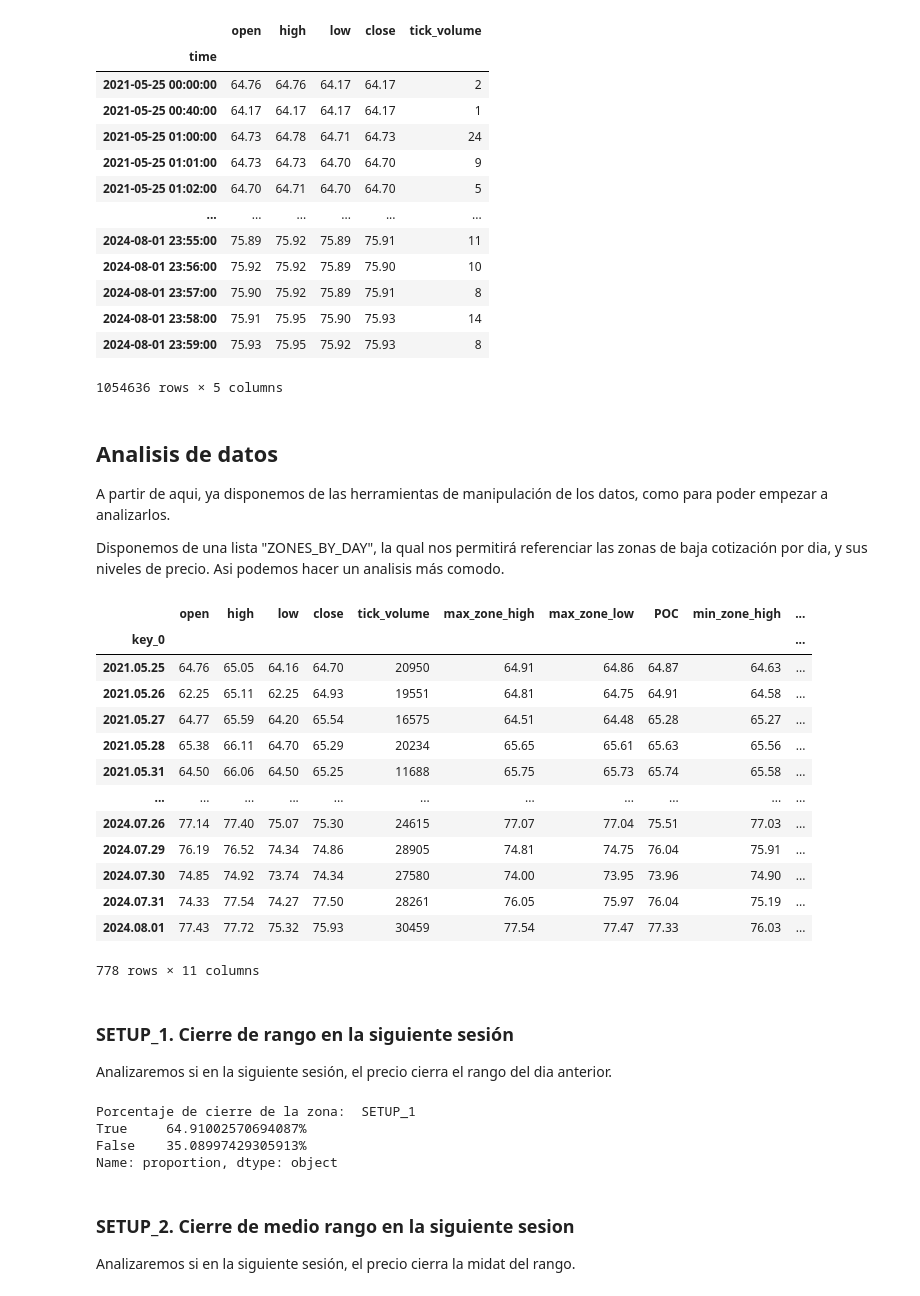
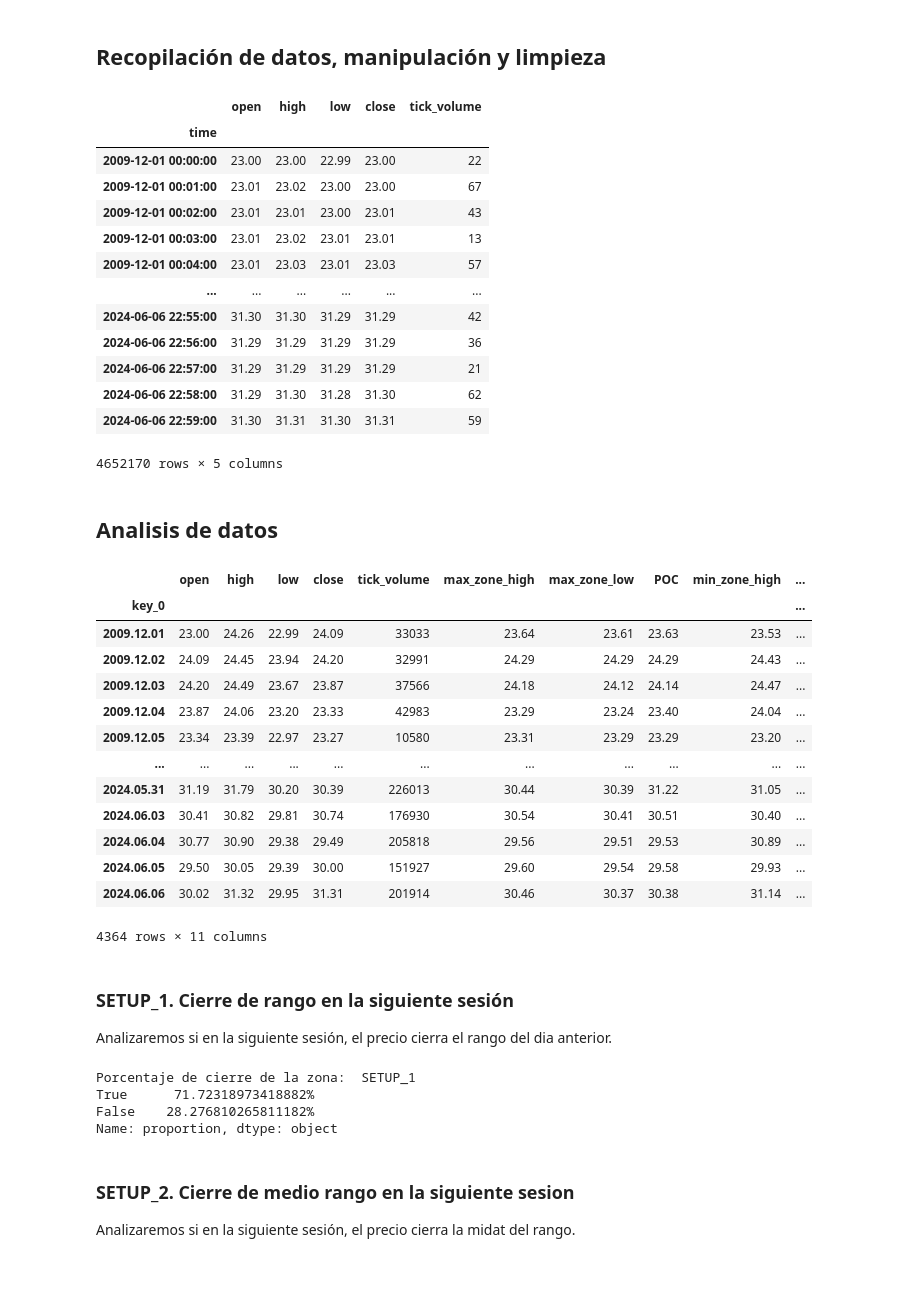
Before and after one commit to FandF-ta/EAs, a Jupyter notebook: H_22082024.ipynb, the cells around one changed output. Drawn from its saved outputs; the diff is of its cells as text; code cells hidden in the pictures.

```diff
--- a/H_22082024.ipynb
+++ b/H_22082024.ipynb
@@ -36,5 +16,8 @@ import plotly.graph_objects as go
 
 TICKER = "SI"
 STD_MULTIPLIER = 1
-minute_data = "CL_V_M1_202105250000_202408012359.csv"
-daily_data = "CL_V_Daily_202105250000_202408010000.csv"
+ticker = "SI_Z"
+start_dt = "2021-05-25"
+end_dt = "2024-06-07"
+minute_data = "SI_Z_M1_200912010000_202406062259.csv"
+daily_data = "SI_Z_Daily_200912010000_202406060000.csv"
@@ -52,3 +24,5 @@ Por tanto, una **zona de baja cotización** consiste en:
+# %% [markdown]
+## Recopilación de datos, manipulación y limpieza
 # %%
 def data_from_mt5():
     # connect to MetaTrader 5
@@ -59,12 +33,12 @@ def data_from_mt5():
     # set time zone to UTC
     timezone = pytz.timezone("Etc/UTC")
     # create 'datetime' objects in UTC time zone to avoid the implementation of a local time zone offset
-    utc_from = datetime(2010, 1, 1, tzinfo=timezone)
-    utc_to = datetime(2024, 8, 1, tzinfo=timezone)
-
+    utc_from = datetime.strptime(start_dt, "%Y-%m-%d")
+    utc_to = datetime.strptime(end_dt, "%Y-%m-%d")#datetime(2024, 8, 1, tzinfo=timezone)
     # request AUDUSD ticks within 11.01.2020 - 11.01.2020
     ohlcv = mt5.copy_rates_range(TICKER, mt5.TIMEFRAME_M1, utc_from, utc_to)
     daily_ohlcv = mt5.copy_rates_range(TICKER, mt5.TIMEFRAME_D1, utc_from, utc_to)
+    print(ohlcv)
 
     mt5.shutdown()
 
@@ -84,45 +58,45 @@ def data_from_mt5():
     del daily_df['spread']
 
     return df, daily_df
 
 def data_from_csv():
     df = pd.read_csv('C:/Users/iamfr/AlgoTrading/DATA/'+minute_data, sep='\t')
     df['<DATE>'] = pd.to_datetime(df['<DATE>'] + ' ' + df['<TIME>'])
     del df['<TIME>']
     del df['<VOL>']
     del df['<SPREAD>']
     df.columns = ['time', 'open','high', 'low', 'close', 'tick_volume']
     df = df.set_index('time')
 
     daily_df = pd.read_csv('C:/Users/iamfr/AlgoTrading/DATA/'+daily_data, sep='\t')
     #df['<DATE>'] = pd.to_datetime(df['<DATE>'] + ' ' + df['<TIME>'])
     #del df['<TIME>']
     del daily_df['<VOL>']
     del daily_df['<SPREAD>']
     daily_df.columns = ['time', 'open','high', 'low', 'close', 'tick_volume']
     daily_df = daily_df.set_index('time')
     #daily_df = df.resample('1B').agg({'open': 'first', 'high': 'max', 'low': 'min', 'close': 'last', 'tick_volume': 'sum'})
 
     return df, daily_df
 
 df, daily_df = data_from_csv()
 
 df
 # %% [output]
 |  | open | high | low | close | tick_volume |
 | time |  |  |  |  |  |
-| 2021-05-25 00:00:00 | 64.76 | 64.76 | 64.17 | 64.17 | 2 |
-| 2021-05-25 00:40:00 | 64.17 | 64.17 | 64.17 | 64.17 | 1 |
-| 2021-05-25 01:00:00 | 64.73 | 64.78 | 64.71 | 64.73 | 24 |
-| 2021-05-25 01:01:00 | 64.73 | 64.73 | 64.70 | 64.70 | 9 |
-| 2021-05-25 01:02:00 | 64.70 | 64.71 | 64.70 | 64.70 | 5 |
+| 2009-12-01 00:00:00 | 23.00 | 23.00 | 22.99 | 23.00 | 22 |
+| 2009-12-01 00:01:00 | 23.01 | 23.02 | 23.00 | 23.00 | 67 |
+| 2009-12-01 00:02:00 | 23.01 | 23.01 | 23.00 | 23.01 | 43 |
+| 2009-12-01 00:03:00 | 23.01 | 23.02 | 23.01 | 23.01 | 13 |
+| 2009-12-01 00:04:00 | 23.01 | 23.03 | 23.01 | 23.03 | 57 |
 | ... | ... | ... | ... | ... | ... |
-| 2024-08-01 23:55:00 | 75.89 | 75.92 | 75.89 | 75.91 | 11 |
-| 2024-08-01 23:56:00 | 75.92 | 75.92 | 75.89 | 75.90 | 10 |
-| 2024-08-01 23:57:00 | 75.90 | 75.92 | 75.89 | 75.91 | 8 |
-| 2024-08-01 23:58:00 | 75.91 | 75.95 | 75.90 | 75.93 | 14 |
-| 2024-08-01 23:59:00 | 75.93 | 75.95 | 75.92 | 75.93 | 8 |
+| 2024-06-06 22:55:00 | 31.30 | 31.30 | 31.29 | 31.29 | 42 |
+| 2024-06-06 22:56:00 | 31.29 | 31.29 | 31.29 | 31.29 | 36 |
+| 2024-06-06 22:57:00 | 31.29 | 31.29 | 31.29 | 31.29 | 21 |
+| 2024-06-06 22:58:00 | 31.29 | 31.30 | 31.28 | 31.30 | 62 |
+| 2024-06-06 22:59:00 | 31.30 | 31.31 | 31.30 | 31.31 | 59 |
-1054636 rows × 5 columns
+4652170 rows × 5 columns
 # %%
 def create_market_profile(data, getPOC=True):
     profile = data.groupby('close')['tick_volume'].sum().reset_index()
@@ -280,12 +254,8 @@ def get_max_vol_zone_by_day(df):
             out.append(output)
 
     return out
-# %% [markdown]
-## Analisis de datos
-
-A partir de aqui, ya disponemos de las herramientas de manipulación de los datos, como para poder empezar a analizarlos.
-
-Disponemos de una lista "ZONES_BY_DAY", la qual nos permitirá referenciar las zonas de baja cotización por dia, y sus niveles de precio. Asi podemos hacer un analisis más comodo.
+# %% [markdown]
+## Analisis de datos
 # %%
 #zones = get_no_fair_zone_by_day(df)
 max_zones = get_max_vol_zone_by_day(df)
@@ -313,18 +283,18 @@ main_df
 # %% [output]
 |  | open | high | low | close | tick_volume | max_zone_high | max_zone_low | POC | min_zone_high | ... |
 | key_0 |  |  |  |  |  |  |  |  |  | ... |
-| 2021.05.25 | 64.76 | 65.05 | 64.16 | 64.70 | 20950 | 64.91 | 64.86 | 64.87 | 64.63 | ... |
-| 2021.05.26 | 62.25 | 65.11 | 62.25 | 64.93 | 19551 | 64.81 | 64.75 | 64.91 | 64.58 | ... |
-| 2021.05.27 | 64.77 | 65.59 | 64.20 | 65.54 | 16575 | 64.51 | 64.48 | 65.28 | 65.27 | ... |
-| 2021.05.28 | 65.38 | 66.11 | 64.70 | 65.29 | 20234 | 65.65 | 65.61 | 65.63 | 65.56 | ... |
-| 2021.05.31 | 64.50 | 66.06 | 64.50 | 65.25 | 11688 | 65.75 | 65.73 | 65.74 | 65.58 | ... |
+| 2009.12.01 | 23.00 | 24.26 | 22.99 | 24.09 | 33033 | 23.64 | 23.61 | 23.63 | 23.53 | ... |
+| 2009.12.02 | 24.09 | 24.45 | 23.94 | 24.20 | 32991 | 24.29 | 24.29 | 24.29 | 24.43 | ... |
+| 2009.12.03 | 24.20 | 24.49 | 23.67 | 23.87 | 37566 | 24.18 | 24.12 | 24.14 | 24.47 | ... |
+| 2009.12.04 | 23.87 | 24.06 | 23.20 | 23.33 | 42983 | 23.29 | 23.24 | 23.40 | 24.04 | ... |
+| 2009.12.05 | 23.34 | 23.39 | 22.97 | 23.27 | 10580 | 23.31 | 23.29 | 23.29 | 23.20 | ... |
 | ... | ... | ... | ... | ... | ... | ... | ... | ... | ... | ... |
-| 2024.07.26 | 77.14 | 77.40 | 75.07 | 75.30 | 24615 | 77.07 | 77.04 | 75.51 | 77.03 | ... |
-| 2024.07.29 | 76.19 | 76.52 | 74.34 | 74.86 | 28905 | 74.81 | 74.75 | 76.04 | 75.91 | ... |
-| 2024.07.30 | 74.85 | 74.92 | 73.74 | 74.34 | 27580 | 74.00 | 73.95 | 73.96 | 74.90 | ... |
-| 2024.07.31 | 74.33 | 77.54 | 74.27 | 77.50 | 28261 | 76.05 | 75.97 | 76.04 | 75.19 | ... |
-| 2024.08.01 | 77.43 | 77.72 | 75.32 | 75.93 | 30459 | 77.54 | 77.47 | 77.33 | 76.03 | ... |
+| 2024.05.31 | 31.19 | 31.79 | 30.20 | 30.39 | 226013 | 30.44 | 30.39 | 31.22 | 31.05 | ... |
+| 2024.06.03 | 30.41 | 30.82 | 29.81 | 30.74 | 176930 | 30.54 | 30.41 | 30.51 | 30.40 | ... |
+| 2024.06.04 | 30.77 | 30.90 | 29.38 | 29.49 | 205818 | 29.56 | 29.51 | 29.53 | 30.89 | ... |
+| 2024.06.05 | 29.50 | 30.05 | 29.39 | 30.00 | 151927 | 29.60 | 29.54 | 29.58 | 29.93 | ... |
+| 2024.06.06 | 30.02 | 31.32 | 29.95 | 31.31 | 201914 | 30.46 | 30.37 | 30.38 | 31.14 | ... |
-778 rows × 11 columns
+4364 rows × 11 columns
 # %% [markdown]
 ### SETUP_1. Cierre de rango en la siguiente sesión
 
@@ -357,8 +327,8 @@ def num1_next_session_close_zone(df):
 print("Porcentaje de cierre de la zona: ", num1_next_session_close_zone(main_df))
 # %% [output]
 Porcentaje de cierre de la zona:  SETUP_1
-True     64.91002570694087%
-False    35.08997429305913%
+True      71.72318973418882%
+False    28.276810265811182%
 Name: proportion, dtype: object
 # %% [markdown]
 ### SETUP_2. Cierre de medio rango en la siguiente sesion
```
Also changed, not shown: parts of 18 cells of this notebook, 3 other files.
